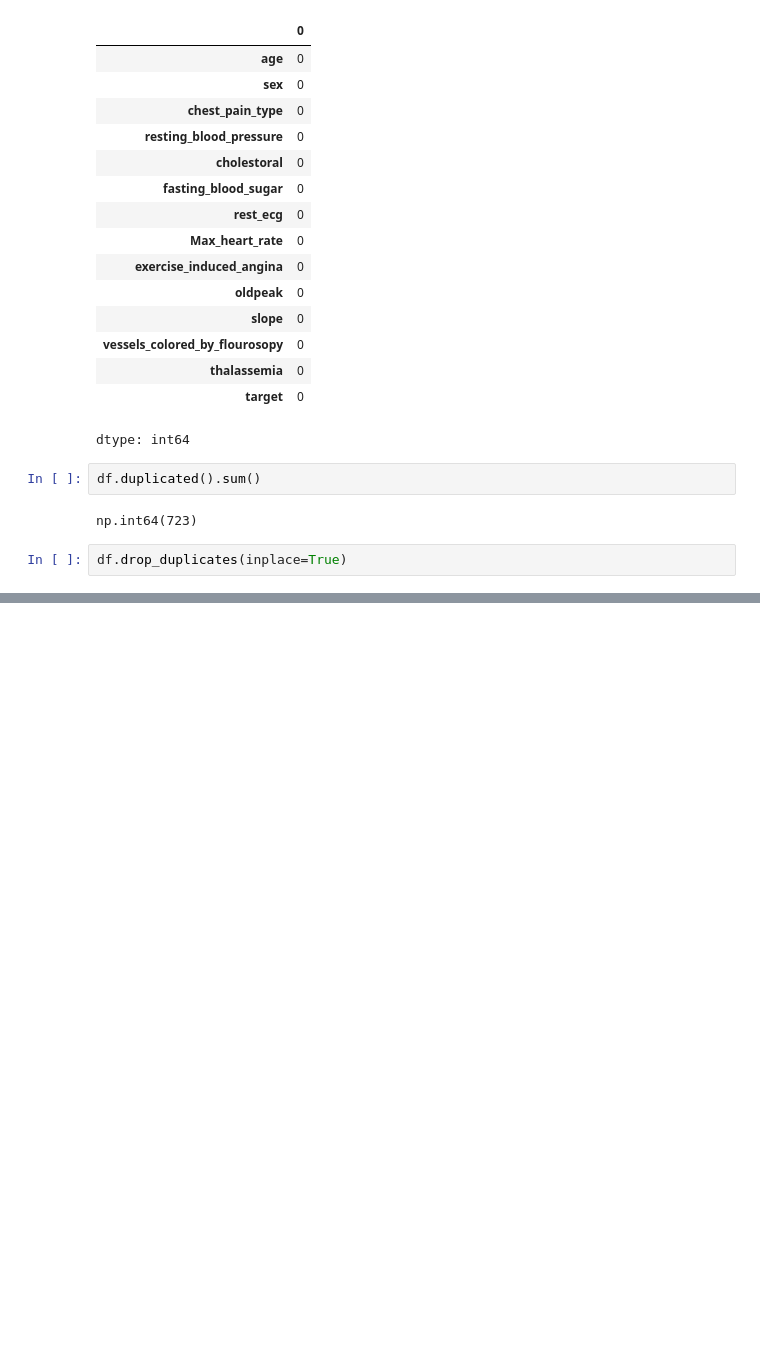
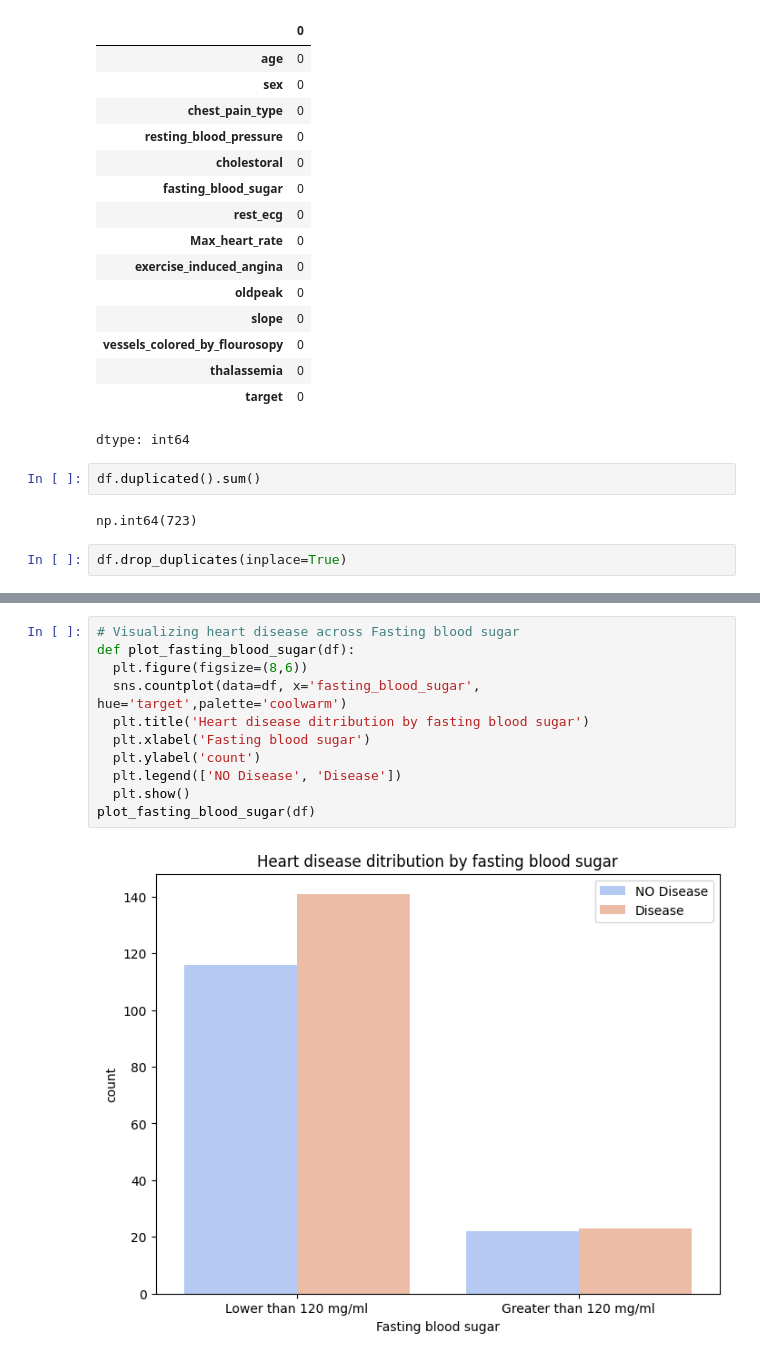
Before and after one commit to chfaizan2/Heart-Disease-Prediction-Using-Machine-Learning, a Jupyter notebook: Task_2_Heart_Disease_Prediction.ipynb, the cells around one changed output, grey strips where cells are left out. Drawn from its saved outputs; the diff is of its cells as text; blank space fills up the shorter version.

```diff
--- a/Task_2_Heart_Disease_Prediction.ipynb
+++ b/Task_2_Heart_Disease_Prediction.ipynb
@@ -92,0 +132,13 @@ df.drop_duplicates(inplace=True)
+# %%
+# Visualizing heart disease across Fasting blood sugar
+def plot_fasting_blood_sugar(df):
+  plt.figure(figsize=(8,6))
+  sns.countplot(data=df, x='fasting_blood_sugar', hue='target',palette='coolwarm')
+  plt.title('Heart disease ditribution by fasting blood sugar')
+  plt.xlabel('Fasting blood sugar')
+  plt.ylabel('count')
+  plt.legend(['NO Disease', 'Disease'])
+  plt.show()
+plot_fasting_blood_sugar(df)
+# %% [output]
+[figure, added]
```
Also changed, not shown: parts of 13 cells of this notebook.
